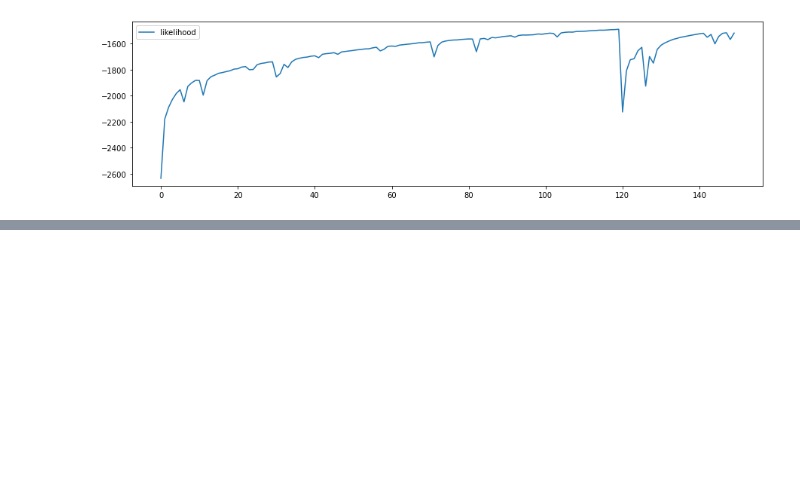
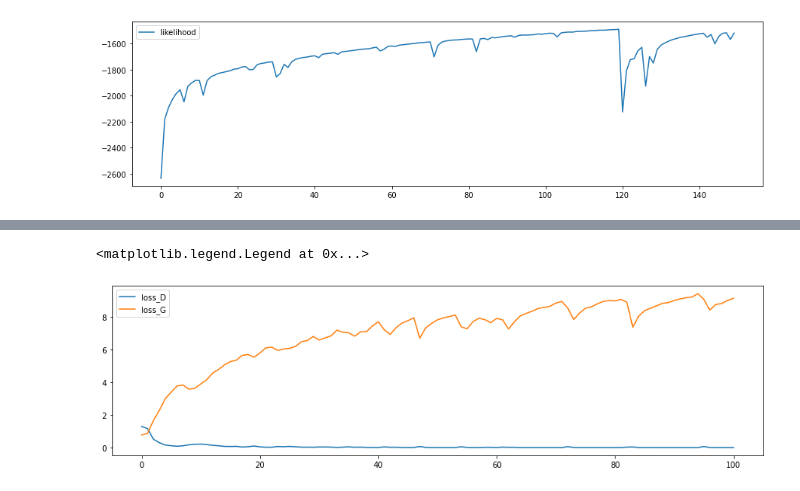
Before and after one commit to mmcs-work/HybridGANTraining, a Jupyter notebook: plot_loss.ipynb, the cells around one changed output, grey strips where cells are left out. Drawn from its saved outputs; the diff is of its cells as text; code cells hidden in the pictures; blank space fills up the shorter version.

```diff
--- a/plot_loss.ipynb
+++ b/plot_loss.ipynb
@@ -316,0 +343,29 @@ plt.legend(handles=[l1])
+# %%
+f = open("./flow_gan/GAN_for_flow_likelihood.log")
+
+loss_D = []
+loss_G = []
+
+for i in f:
+    information = re.split("INFO ", i, 2)[1]
+    entries = re.split(', ', information)
+    for e in entries:
+        k, v = re.split(': ', e)
+        if k == 'Loss_D':
+            loss_D.append(float(v))
+        elif k == 'Loss_G':
+            loss_G.append(float(v))
+
+loss_D = np.array(loss_D)
+loss_G = np.array(loss_G)
+# %%
+x = np.arange(len(loss_D))
+
+f = plt.figure(figsize=(15,4))
+l1, = plt.plot(x, loss_D, label='loss_D')
+l2, = plt.plot(x, loss_G, label='loss_G')
+
+plt.legend(handles=[l1, l2])
+# %% [output]
+<matplotlib.legend.Legend at 0x...>
+[figure, added]
```
Also changed, not shown: parts of 3 cells of this notebook, 4 other files.
